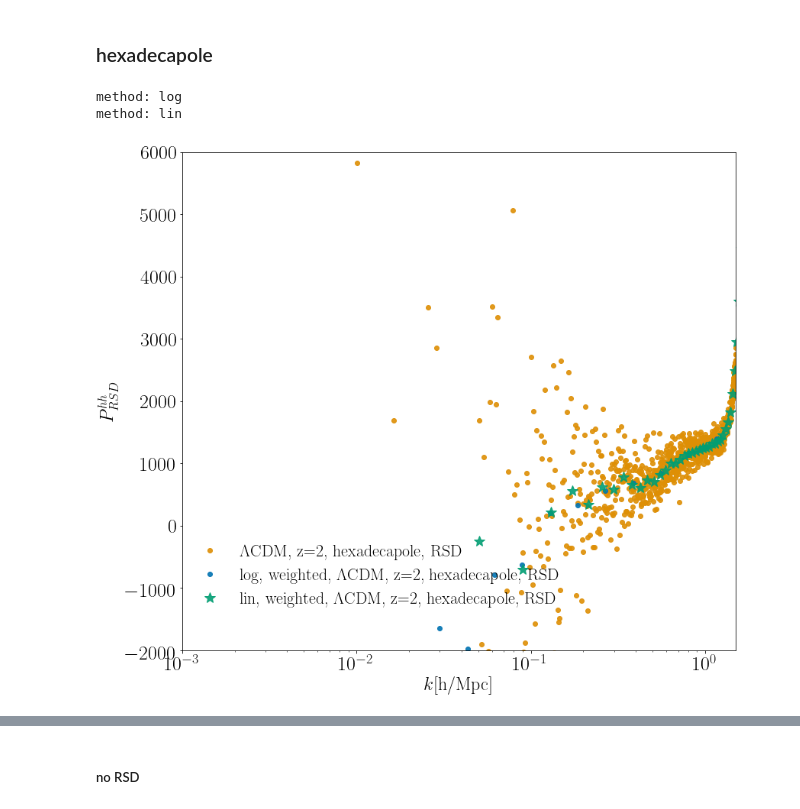
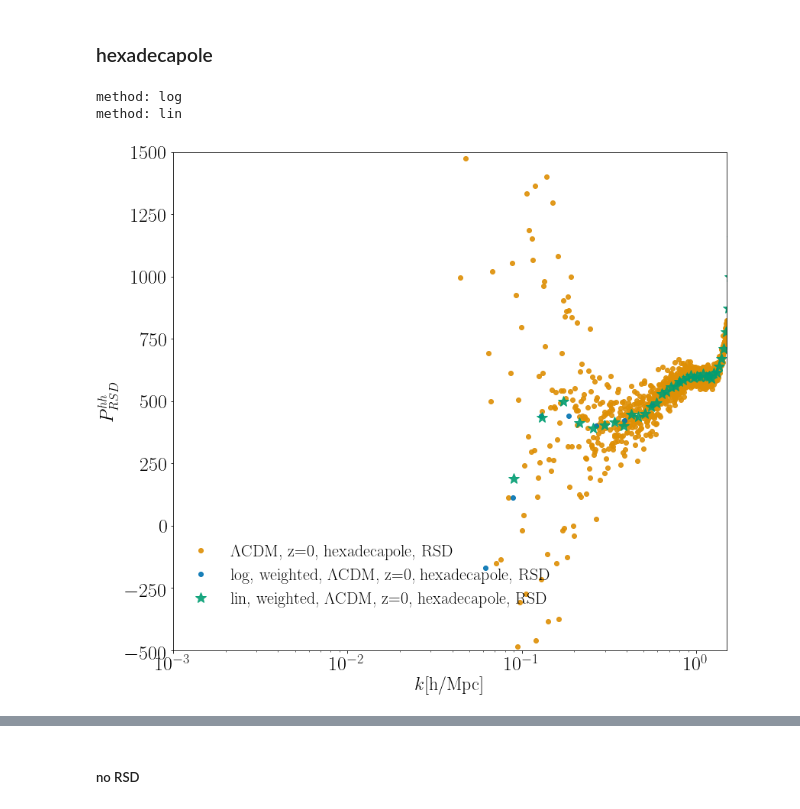
Before and after one commit to FarbodHassani/Doppler_RSD_N-body, a Jupyter notebook: Analysis-notebooks/PowerSpectra_halos_RSD_noRSD.ipynb, the cells around one changed output, grey strips where cells are left out. Drawn from its saved outputs; the diff is of its cells as text; code cells hidden in the pictures.

```diff
--- a/Analysis-notebooks/PowerSpectra_halos_RSD_noRSD.ipynb
+++ b/Analysis-notebooks/PowerSpectra_halos_RSD_noRSD.ipynb
@@ -902,8 +897,8 @@ l=0
 
 kind = "halo"
 l=0
-for num1 in [1]: # file 1
-    for j in [2]: # Redshifts
+for num1 in [0]: # file 1
+    for j in [0]: # Redshifts
         redshift ="z="+str(j);
         RSD ='RSD'
 #         [k0,pk0]=data[kind][RSD][file[num1]]['pow'][redshift][[0,1],:]
@@ -911,35 +906,35 @@ for num1 in [1]: # file 1
         [k4,pk4]=data[kind][RSD][file[num1]]['pow'][redshift][[0,3],:]
 
 #         axs.plot(k0, pk0,"o",alpha=0.9,color =Colors[l], lw=3,label=decrip[i]+redshift+", monopole")
 #         axs.plot(k0, pk2,"o",alpha=0.9,color =Colors[l+1], lw=3,label=decrip[i]+redshift+", quadrupole")
-        axs.plot(k0, pk4,"o",alpha=0.9,color =Colors[l+1], lw=3,label=decrip[i]+redshift+", hexadecapole, "+RSD)
+        axs.plot(k0, pk4,"o",alpha=0.9,color =Colors[l+1], lw=3,label=decrip[num1]+redshift+", hexadecapole, "+RSD)
 
         # Averaging weighted based on the # of modes
         count_arr = data[kind][RSD][file[num1]]['pow'][redshift][5,:]
         number_binning = 20;
         kmin = k0.min();
         kmax = k0.max();
         nyqvist_skip = 1;
         cosmicvar_skip = 1;
         weighted_arr = wighted_power(k0, pk4, count_arr ,number_binning, kmin, kmax, nyqvist_skip,cosmicvar_skip,"log")
-        axs.plot(weighted_arr[:,0], weighted_arr[:,1],"o",alpha=0.9,color =Colors[l], lw=3,label="log, weighted, "+decrip[i]+redshift+", hexadecapole, "+RSD)
+        axs.plot(weighted_arr[:,0], weighted_arr[:,1],"o",alpha=0.9,color =Colors[l], lw=3,label="log, weighted, "+decrip[num1]+redshift+", hexadecapole, "+RSD)
 
         number_binning = 80
         weighted_arr = wighted_power(k0, pk4, count_arr ,number_binning, kmin, kmax, nyqvist_skip,cosmicvar_skip,"lin")
-        axs.plot(weighted_arr[:,0], weighted_arr[:,1],"*",markersize=15,alpha=0.9,color =Colors[l+2], lw=3,label="lin, weighted, "+decrip[i]+redshift+", hexadecapole, "+RSD)
+        axs.plot(weighted_arr[:,0], weighted_arr[:,1],"*",markersize=15,alpha=0.9,color =Colors[l+2], lw=3,label="lin, weighted, "+decrip[num1]+redshift+", hexadecapole, "+RSD)
 
         l=l+1
 
 axs.set_ylabel(r'$P^{hh}_{RSD}$',fontsize=24)
 axs.set_xlabel('$k$[h/Mpc]',fontsize=24)
 axs.set_xscale('log')
 # plt.yscale('symlog')
-axs.set_ylim(-2.e3,6.e3)
+axs.set_ylim(-500,1500)
 axs.set_xlim(1.e-3,1.5)
 # axs[1].set_yticks([-0.1,-0.05,0,0.05,0.1,0.2,0.3])
 axs.legend(fontsize=22,bbox_to_anchor=[0.35, 0.15], loc='center',frameon=False)
 X=np.arange(0.001,20,1)
 # %% [output]
 method: log
 method: lin
-[figure, old version]
+[figure, new version]
```
Also changed, not shown: parts of 2 cells of this notebook, 1 other file.
